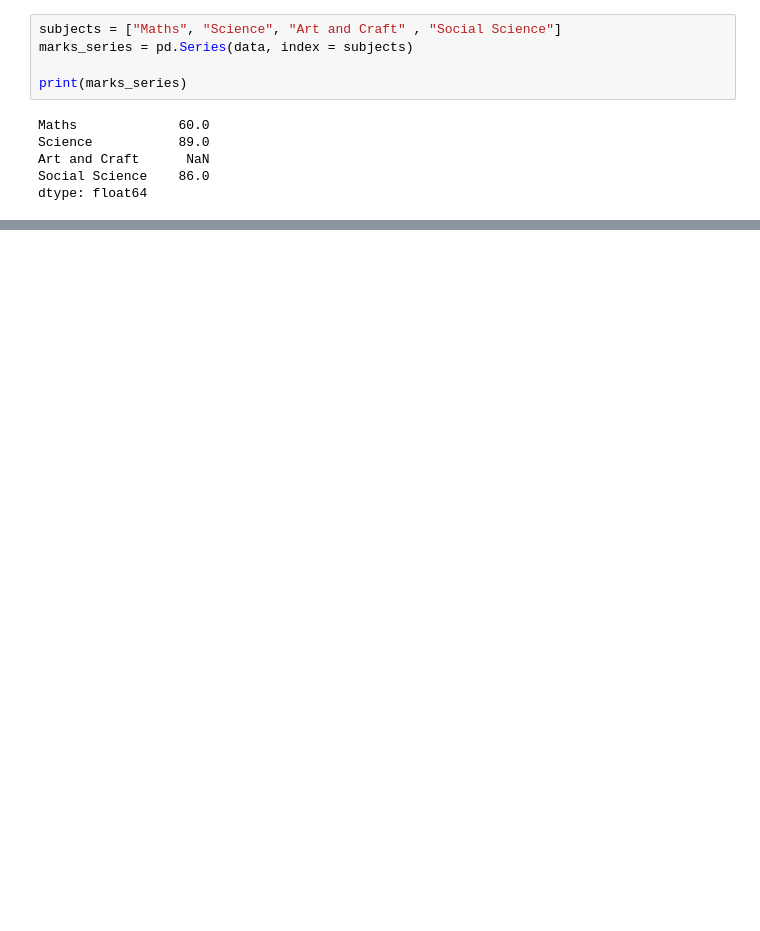
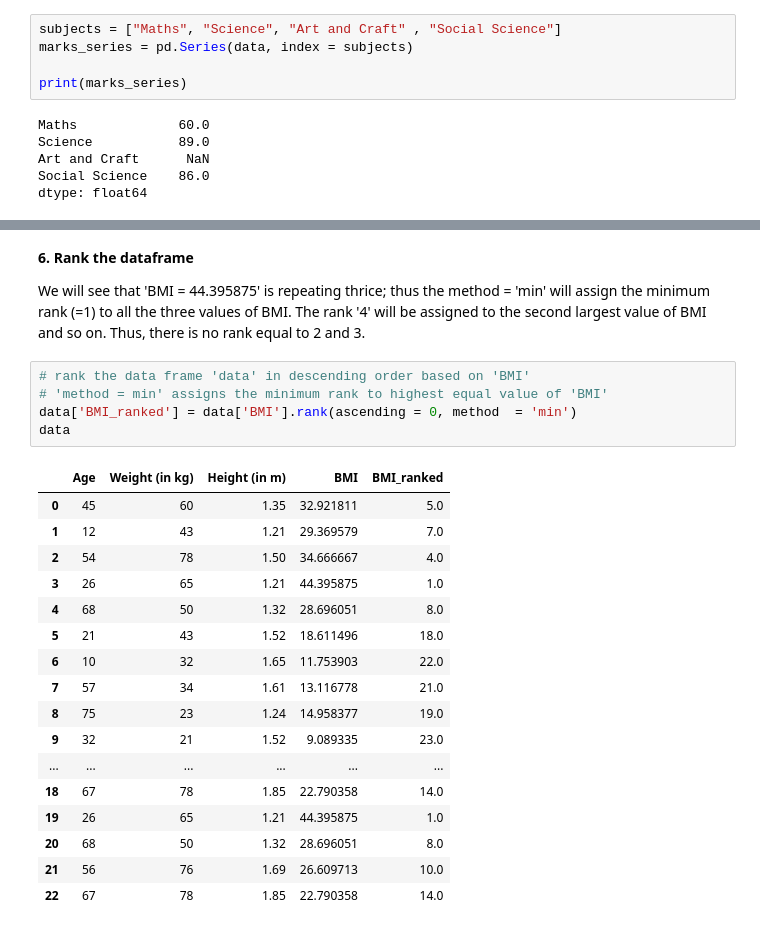
Before and after one commit to gilbertosg/data-science-ML, a Jupyter notebook: 2-Foundations-of-Data-Science/2-Pandas.ipynb, the cells around one changed output, grey strips where cells are left out. Cells and saved outputs as stored; diff of their text form; blank space fills up the shorter version.

```diff
--- a/2-Foundations-of-Data-Science/2-Pandas.ipynb
+++ b/2-Foundations-of-Data-Science/2-Pandas.ipynb
@@ -141,0 +545,27 @@ dtype: float64
+# %% [markdown]
+**6. Rank the dataframe**
+
+We will see that 'BMI = 44.395875' is repeating thrice; thus the method = 'min' will assign the minimum rank (=1) to all the three values of BMI. The rank '4' will be assigned to the second largest value of BMI and so on. Thus, there is no rank equal to 2 and 3.
+# %%
+# rank the data frame 'data' in descending order based on 'BMI'
+# 'method = min' assigns the minimum rank to highest equal value of 'BMI'
+data['BMI_ranked'] = data['BMI'].rank(ascending = 0, method  = 'min')
+data
+# %% [output]
+|  | Age | Weight (in kg) | Height (in m) | BMI | BMI_ranked |
+| 0 | 45 | 60 | 1.35 | 32.921811 | 5.0 |
+| 1 | 12 | 43 | 1.21 | 29.369579 | 7.0 |
+| 2 | 54 | 78 | 1.50 | 34.666667 | 4.0 |
+| 3 | 26 | 65 | 1.21 | 44.395875 | 1.0 |
+| 4 | 68 | 50 | 1.32 | 28.696051 | 8.0 |
+| 5 | 21 | 43 | 1.52 | 18.611496 | 18.0 |
+| 6 | 10 | 32 | 1.65 | 11.753903 | 22.0 |
+| 7 | 57 | 34 | 1.61 | 13.116778 | 21.0 |
+| 8 | 75 | 23 | 1.24 | 14.958377 | 19.0 |
+| 9 | 32 | 21 | 1.52 | 9.089335 | 23.0 |
+| ... | ... | ... | ... | ... | ... |
+| 18 | 67 | 78 | 1.85 | 22.790358 | 14.0 |
+| 19 | 26 | 65 | 1.21 | 44.395875 | 1.0 |
+| 20 | 68 | 50 | 1.32 | 28.696051 | 8.0 |
+| 21 | 56 | 76 | 1.69 | 26.609713 | 10.0 |
+| 22 | 67 | 78 | 1.85 | 22.790358 | 14.0 |
```
Also changed, not shown: parts of 76 cells of this notebook, 2 other files.
